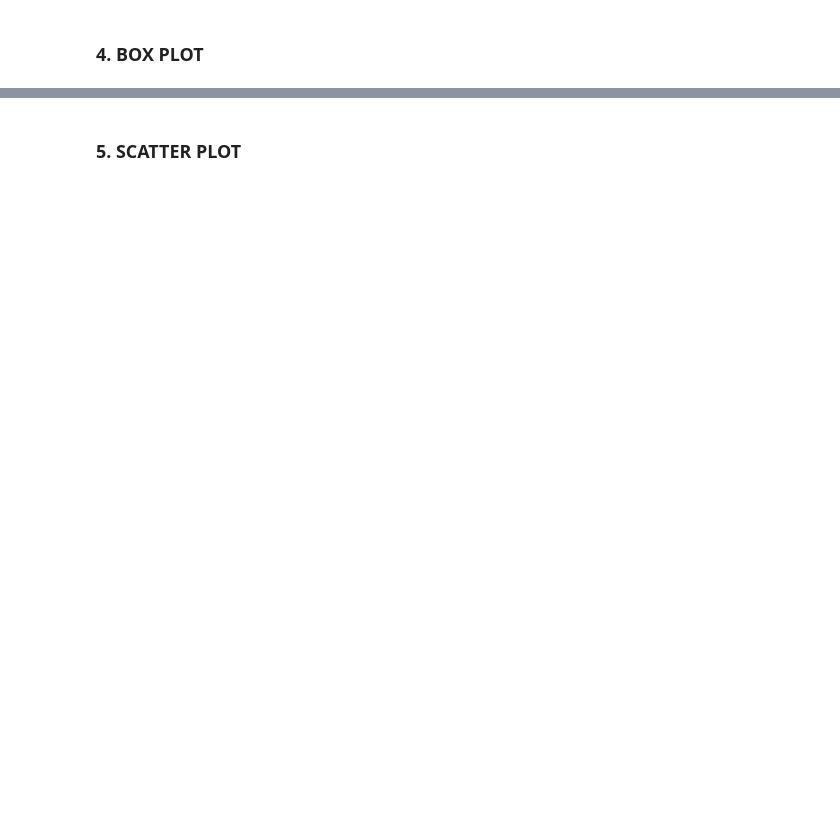
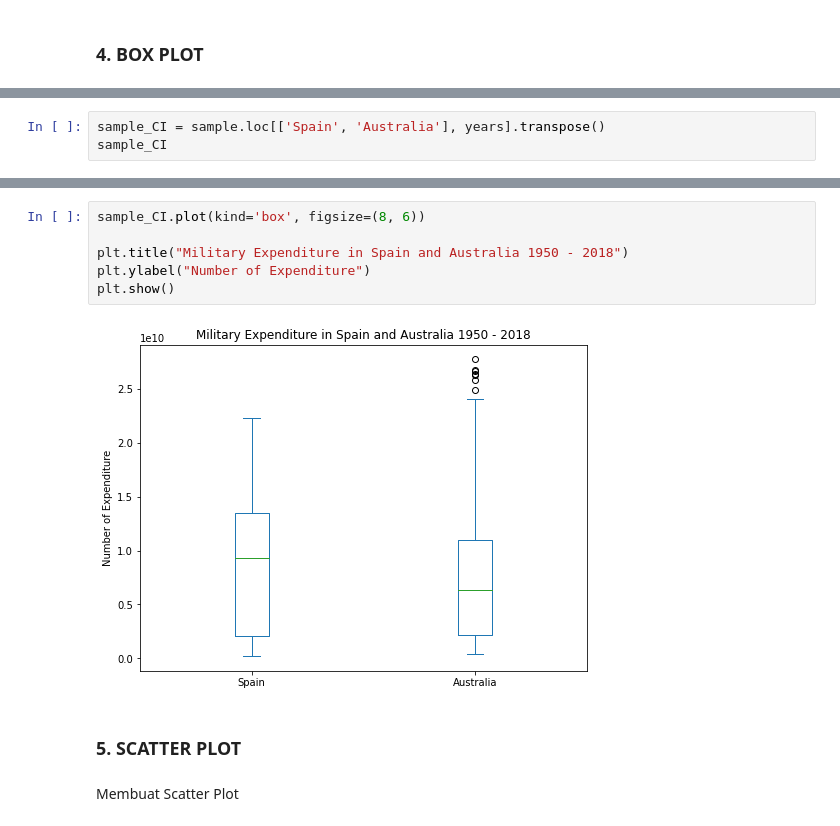
Before and after one commit to AbdulHafidh-AI/Praktikum-Visualisasi-Data, a Jupyter notebook: 2008107010056_AbdulHafidh_Tugas3.ipynb, the cells around one changed output, grey strips where cells are left out. Saved outputs shown, nothing was run; the diff lists cells and outputs as text; blank space fills up the shorter version.

```diff
--- a/2008107010056_AbdulHafidh_Tugas3.ipynb
+++ b/2008107010056_AbdulHafidh_Tugas3.ipynb
@@ -192,0 +243,3 @@ ValueError: 'explode' must be of length 'x'
+# %%
+sample_CI = sample.loc[['Spain', 'Australia'], years].transpose()
+sample_CI
@@ -193,2 +276,12 @@ ValueError: 'explode' must be of length 'x'
+# %%
+sample_CI.plot(kind='box', figsize=(8, 6))
+
+plt.title("Military Expenditure in Spain and Australia 1950 - 2018")
+plt.ylabel("Number of Expenditure")
+plt.show()
+# %% [output]
+[figure, added]
 # %% [markdown]
 ### 5. SCATTER PLOT
+# %% [markdown]
+Membuat Scatter Plot
```
Also changed, not shown: parts of 13 cells of this notebook.
